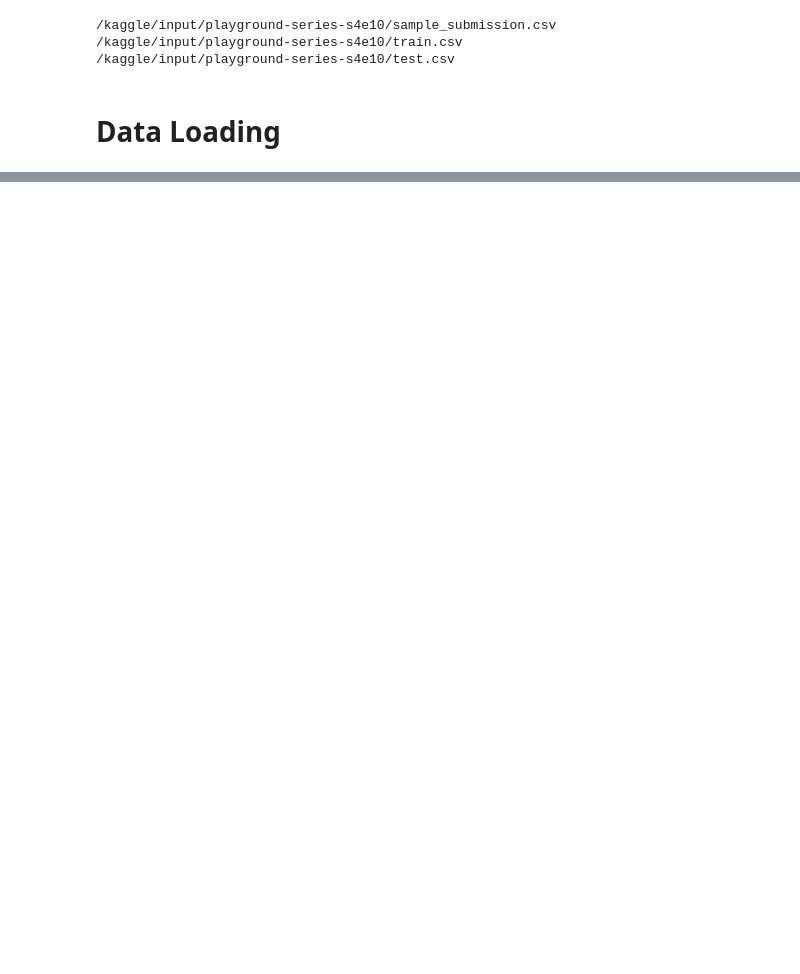
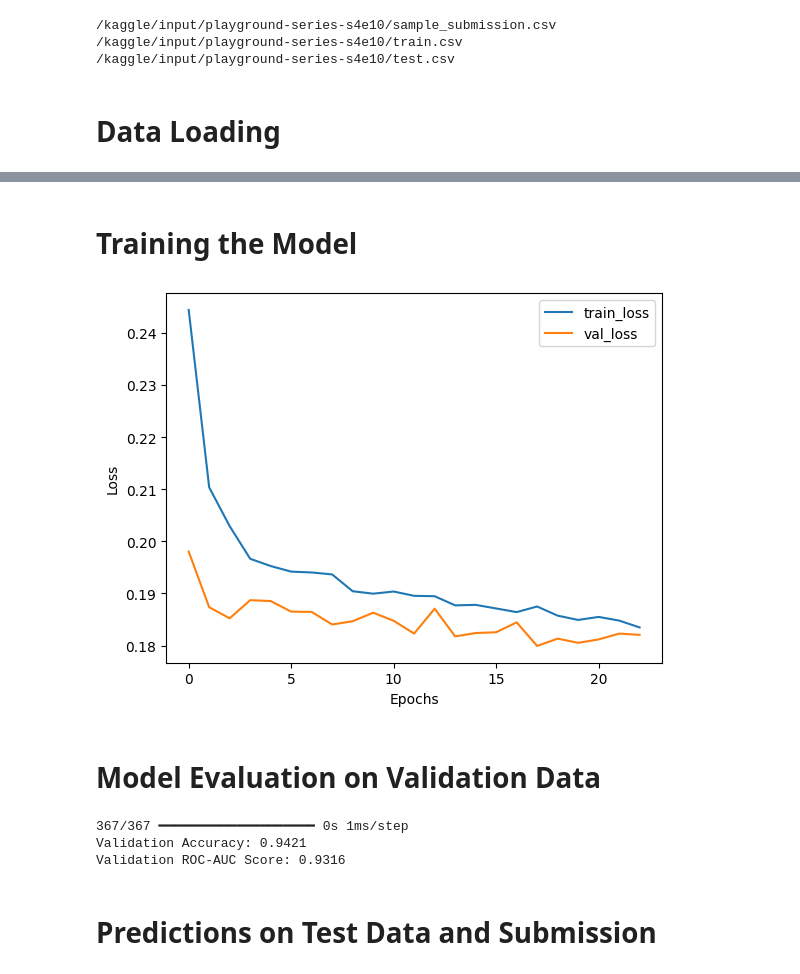
Before and after one commit to fkaan/loan-approval-prediction, a Jupyter notebook: loan-approval-prediction.ipynb, the cells around one changed output, grey strips where cells are left out. Cells and saved outputs as stored; diff of their text form; code cells hidden in the pictures; blank space fills up the shorter version.

```diff
--- a/loan-approval-prediction.ipynb
+++ b/loan-approval-prediction.ipynb
@@ -228,0 +170,13 @@ plt.show()
+# %%
+numeric_features = ['person_age', 'person_income', 'loan_amnt', 'loan_int_rate', 'loan_percent_income', 'cb_person_cred_hist_length']
+categorical_features = ['person_home_ownership', 'loan_intent', 'loan_grade', 'cb_person_default_on_file']
+
+preprocessor = ColumnTransformer(
+    transformers=[
+        ('num', StandardScaler(), numeric_features),
+        ('cat', OneHotEncoder(), categorical_features)
+    ])
+
+X_preprocessed = preprocessor.fit_transform(X)
+# %%
+X_train, X_val, y_train, y_val = train_test_split(X_preprocessed, y, test_size=0.2, random_state=42, stratify=y)
@@ -228,0 +185,21 @@ plt.show()
+# %%
+model = Sequential()
+
+#input layer
+model.add(Dense(units=128, activation="relu", input_dim=X_train.shape[1]))
+model.add(Dropout(0.3))
+
+#hidden layers
+model.add(Dense(units=64, activation="relu"))
+model.add(Dropout(0.3))
+model.add(Dense(units=32, activation="relu"))
+model.add(Dropout(0.3))
+
+#output layer
+model.add(Dense(units=1, activation="sigmoid"))
+
+#compiling
+model.compile(optimizer='adam', loss='binary_crossentropy', metrics=['accuracy'])
+early_stopping = EarlyStopping(monitor='val_loss', patience=5, restore_best_weights=True)
+# %%
+history = model.fit(X_train, y_train, validation_data=(X_val, y_val), epochs=50, batch_size=32, callbacks=[early_stopping])
@@ -228,0 +224,29 @@ plt.show()
+# %% [markdown]
+# Training the Model
+# %%
+plt.plot(history.history['loss'], label='train_loss')
+plt.plot(history.history['val_loss'], label='val_loss')
+plt.xlabel('Epochs')
+plt.ylabel('Loss')
+plt.legend()
+plt.show()
+# %% [output]
+[figure, added]
+# %% [markdown]
+# Model Evaluation on Validation Data
+# %%
+y_val_pred = model.predict(X_val)
+y_val_pred_class = (y_val_pred > 0.5).astype(int)
+
+
+val_accuracy = accuracy_score(y_val, y_val_pred_class)
+val_roc_auc = roc_auc_score(y_val, y_val_pred)
+
+print(f"Validation Accuracy: {val_accuracy:.4f}")
+print(f"Validation ROC-AUC Score: {val_roc_auc:.4f}")
+# %% [output]
+367/367 ━━━━━━━━━━━━━━━━━━━━ 0s 1ms/step
+Validation Accuracy: 0.9421
+Validation ROC-AUC Score: 0.9316
+# %% [markdown]
+# Predictions on Test Data and Submission
```
Also changed, not shown: parts of 38 cells of this notebook.
